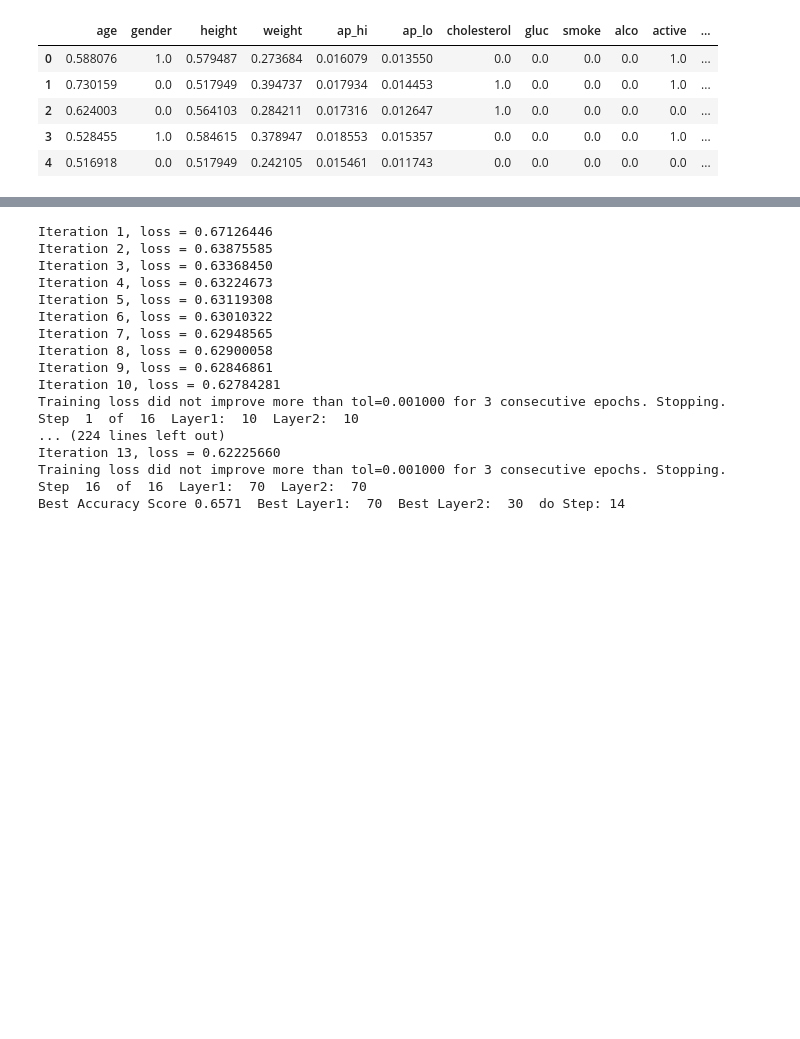
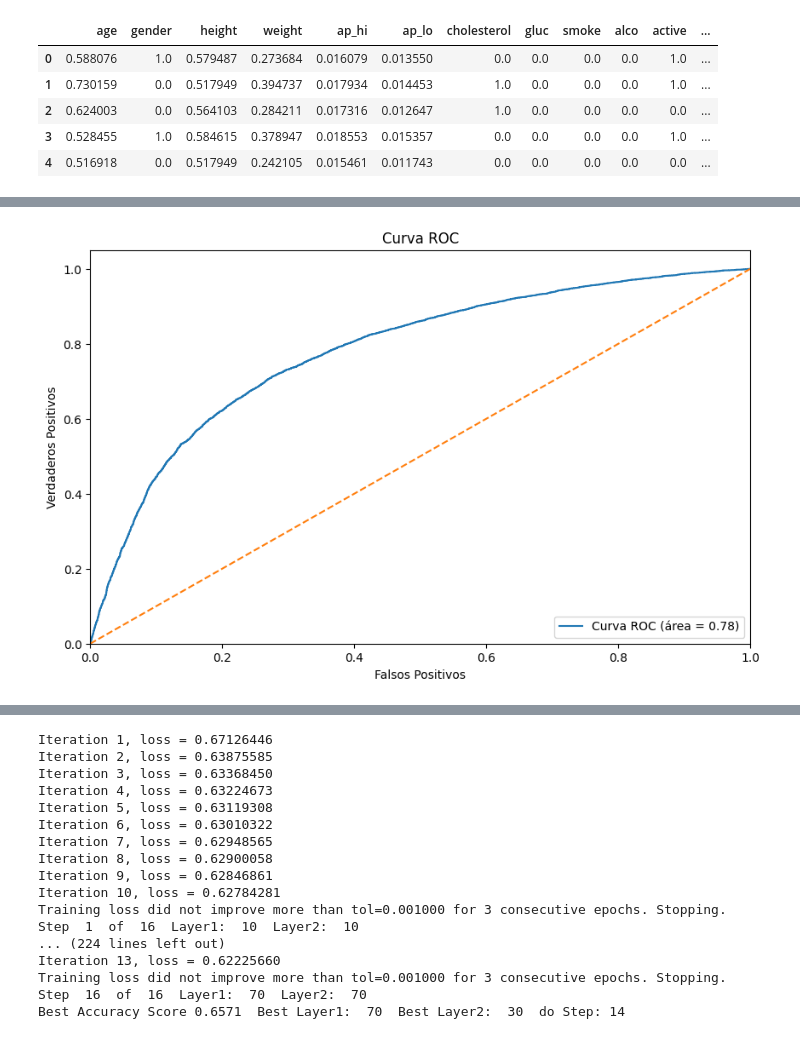
Before and after one commit to ignacionunezG/BI-Cardio-Disease, a Jupyter notebook: Proyecto.ipynb, the cells around one changed output, grey strips where cells are left out. Saved outputs shown, nothing was run; the diff lists cells and outputs as text; code cells hidden in the pictures; blank space fills up the shorter version.

```diff
--- a/Proyecto.ipynb
+++ b/Proyecto.ipynb
@@ -791,0 +865,12 @@ Name: cardio, dtype: float64
+# %%
+# Recolectar la precisión en el conjunto de entrenamiento
+Y_pred_train = best_mlp.predict(X_train)
+train_acc_score = accuracy_score(y_train, Y_pred_train)
+
+# Recolectar la precisión en el conjunto de prueba
+test_acc_score = accuracy_score(y_test, Y_pred_test)
+
+# Recolectar las probabilidades de predicción para la curva ROC
+Y_probs = best_mlp.predict_proba(X_test)[:, 1]  # Probabilidades para la clase positiva
+fpr, tpr, thresholds = roc_curve(y_test, Y_probs)
+roc_auc = auc(fpr, tpr)
@@ -791,0 +888,14 @@ Name: cardio, dtype: float64
+# %%
+# Curva ROC y AUC
+plt.figure(figsize=(10, 6))
+plt.plot(fpr, tpr, label='Curva ROC (área = %0.2f)' % roc_auc)
+plt.plot([0, 1], [0, 1], linestyle='--')
+plt.xlim([0.0, 1.0])
+plt.ylim([0.0, 1.05])
+plt.xlabel('Falsos Positivos')
+plt.ylabel('Verdaderos Positivos')
+plt.title('Curva ROC')
+plt.legend(loc="lower right")
+plt.show()
+# %% [output]
+[figure, added]
```
Also changed, not shown: parts of 8 cells of this notebook.
